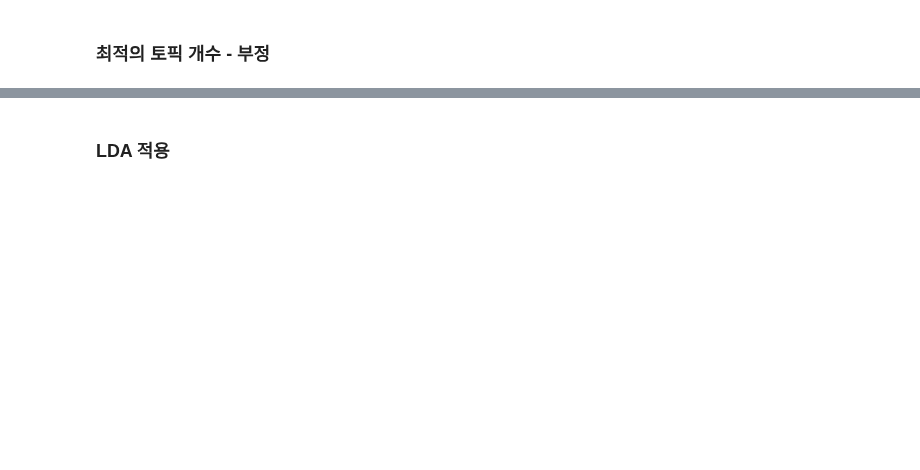
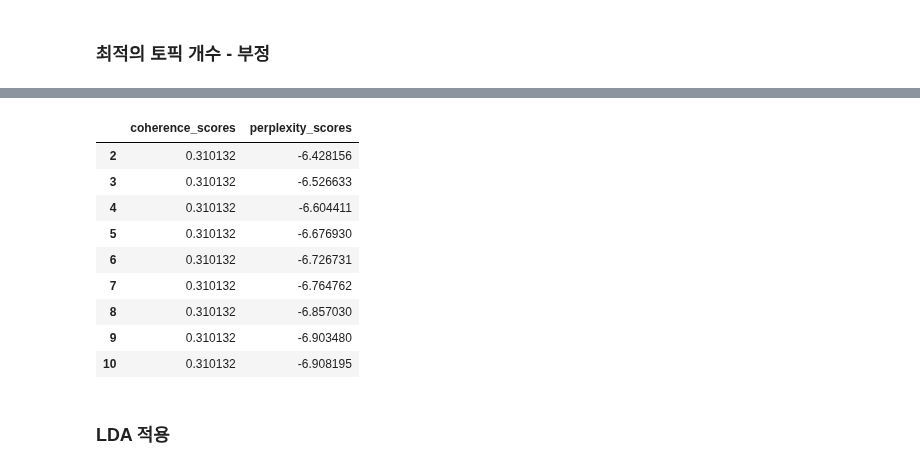
Before and after one commit to estskyway/project_data_analystics, a Jupyter notebook: codes/LDA/hyein_LDA.ipynb, the cells around one changed output, grey strips where cells are left out. Saved outputs shown, nothing was run; the diff lists cells and outputs as text; code cells hidden in the pictures; blank space fills up the shorter version.

```diff
--- a/codes/LDA/hyein_LDA.ipynb
+++ b/codes/LDA/hyein_LDA.ipynb
@@ -264,3 +282,21 @@ df_score_negative
+# %%
+# 컬럼 이름을 변경
+df_score_negative.rename(columns={0:'coherence_scores', 1:'perplexity_scores'}, inplace=True)
+# index 변경
+df_score_negative.index = range(2, 11)
+# %%
+df_score_negative
+# %% [output]
+|  | coherence_scores | perplexity_scores |
+| 2 | 0.310132 | -6.428156 |
+| 3 | 0.310132 | -6.526633 |
+| 4 | 0.310132 | -6.604411 |
+| 5 | 0.310132 | -6.676930 |
+| 6 | 0.310132 | -6.726731 |
+| 7 | 0.310132 | -6.764762 |
+| 8 | 0.310132 | -6.857030 |
+| 9 | 0.310132 | -6.903480 |
+| 10 | 0.310132 | -6.908195 |
 # %% [markdown]
 ### LDA 적용
 # %%
```
Also changed, not shown: parts of 8 cells of this notebook.
